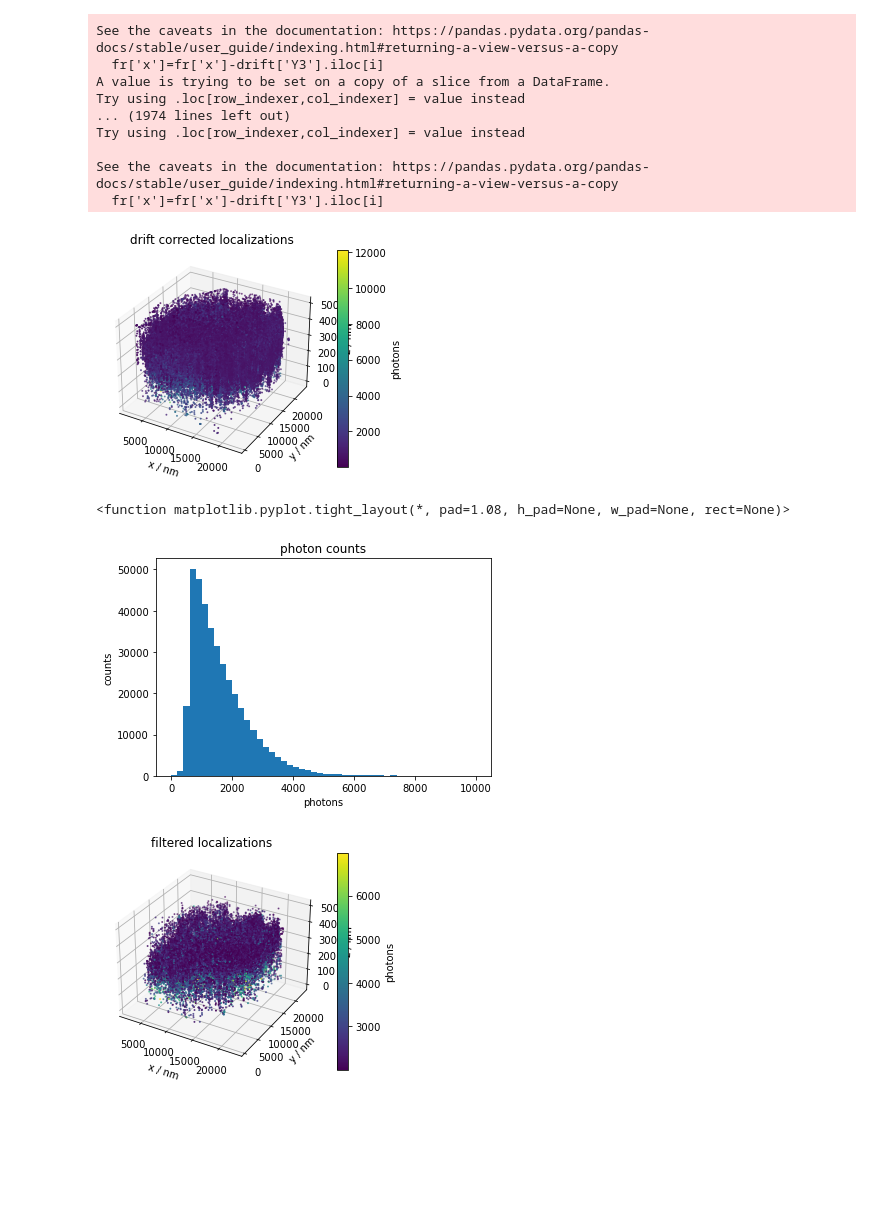
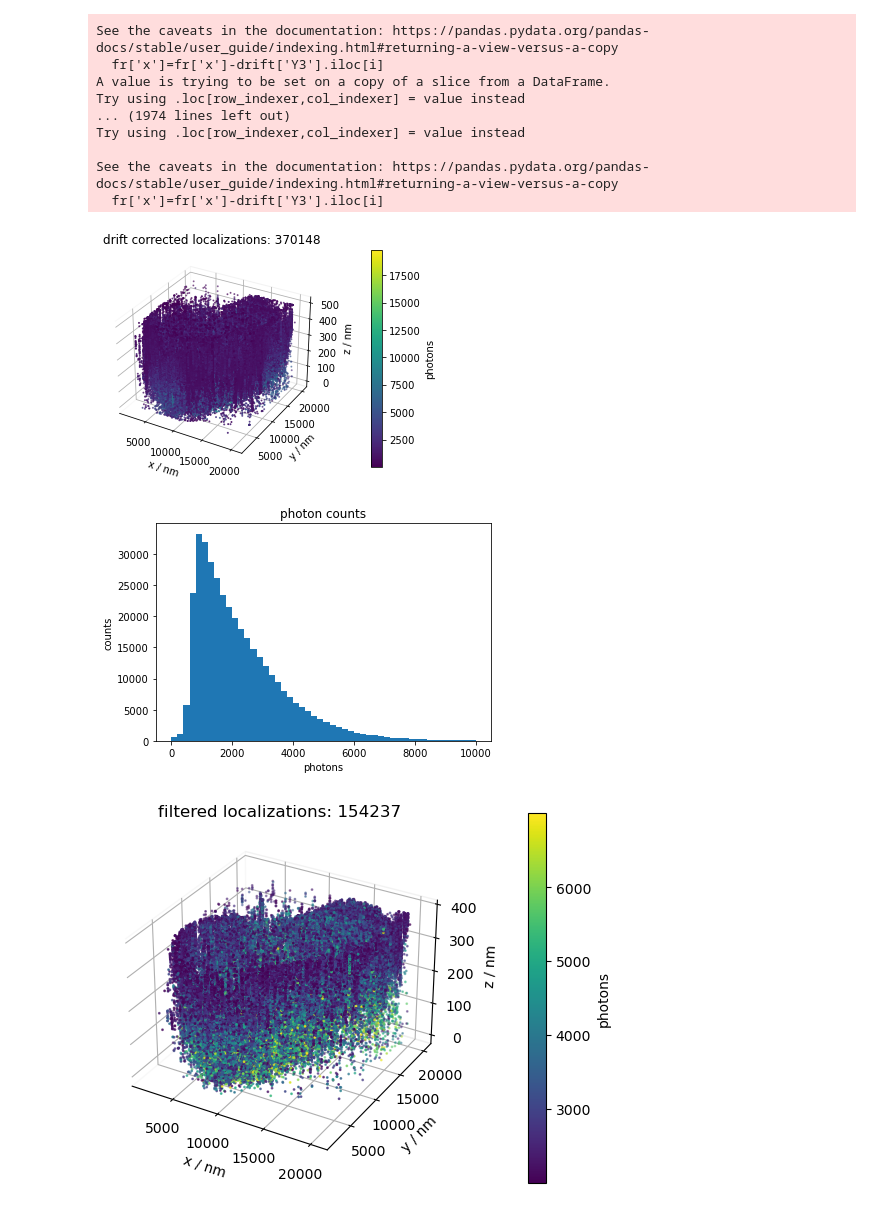
Before and after one commit to imrahilias/biophysics, a Jupyter notebook: npc_clustering.ipynb, the cells around one changed output. Drawn from its saved outputs; the diff is of its cells as text; code cells hidden in the pictures; blank space fills up the shorter version.

```diff
--- a/npc_clustering.ipynb
+++ b/npc_clustering.ipynb
@@ -10,6 +10,10 @@ from sklearn.cluster import DBSCAN
 from sklearn import metrics
 from sklearn.datasets import make_blobs
 from sklearn.preprocessing import StandardScaler
+
+## settings
+#plt.style.use('dark_background')
+plt.style.use('default')
 # %%
 #@markdown ##import colab
 from google.colab import drive
@@ -26,15 +31,17 @@ Mounted at /gdrive
 #%matplotlib ipympl
 #%matplotlib widget
 #%matplotlib interactive
-#%matplotlib inline
+%matplotlib inline
 import trackpy
 #import sdt
 #from sdt import io, chromatic, multicolor, brightness
 
 ## local
-data = pd.read_csv( 'data/210422_npc/cell2_tr800_def500.csv',
-                   header = None, names=["x", "y", "z", "n", "bg","fit","id","frame"])
-drift = pd.read_csv('data/210422_npc/cell2_driftValues.csv')
+wd = 'data/210422_npc_red_defocus/'
+data = pd.read_csv( wd + 'cell1_tr1000_def500.csv',
+                   header = None,
+                   names=["x", "y", "z", "n", "bg","fit","id","frame"] )
+drift = pd.read_csv( wd + 'day2_cell1_driftValues.csv')
 # %%
 #@markdown ## plot raw data
 #@markdown > import **colab** or **jupyter** first.
@@ -78,10 +89,12 @@ drift
 #@markdown ## apply drift correction
 
 for i in range(len(drift)-1):
-    fr=data[(data['frame']>=drift['X2'].iloc[i]) & (data['frame']<drift['X2'].iloc[i+1])]
+    fr=data[(data['frame']>=drift['X2'].iloc[i]) &
+            (data['frame']<drift['X2'].iloc[i+1])]
     fr['y']=fr['y']-drift['Y2'].iloc[i]
     fr['x']=fr['x']-drift['Y3'].iloc[i]
-    data[(data['frame']>=drift['X2'].iloc[i]) & (data['frame']<drift['X2'].iloc[i+1])]=fr
+    data[(data['frame']>=drift['X2'].iloc[i]) &
+         (data['frame']<drift['X2'].iloc[i+1])]=fr
 # %% [output]
 A value is trying to be set on a copy of a slice from a DataFrame.
 Try using .loc[row_indexer,col_indexer] = value instead
@@ -103,19 +116,23 @@ See the caveats in the documentation: https://pandas.pydata.org/pandas-docs/stab
 # %%
 #@markdown ## plot drift corrected data
 
 fig=plt.figure()
 ax = fig.add_subplot( projection = '3d' )
 f=ax.scatter( data['x'], data['y'], data['z'], s=1 ,c=data['n'] )
 ax.set_xlabel('x / nm')
 ax.set_ylabel('y / nm')
 ax.set_zlabel('z / nm')
-plt.title('drift corrected localizations')
-cbar=plt.colorbar( f, label = 'photons' )
+plt.title( 'drift corrected localizations: ' + str( len( data ) ) )
+cbar=plt.colorbar( f, label = 'photons', pad=0.15 )
+ax.w_xaxis.pane.fill = False
+ax.w_yaxis.pane.fill = False
+ax.w_zaxis.pane.fill = False
+plt.savefig( wd + "2_drift.png", dpi=300, facecolor='w', edgecolor='w', bbox_inches='tight', pad_inches=0.1, orientation='portrait' )
 # %% [output]
-[figure, old version]
+[figure, new version]
 # %%
-#@markdown ## histogram
-#@markdown > set `max_photons` accordingly (default 10000).
+#@markdown ## Check: photon counts
+#@markdown > set `max_photons` accordingly (default: 10000).
 max_photons = 10000 #@param {type:"slider", min:0, max:40000, step:1000}
 
 fig = plt.figure()
@@ -124,19 +141,22 @@ plt.title('photon counts')
 plt.xlabel('photons')
 plt.ylabel('counts')
 plt.tight_layout
+ax.w_xaxis.pane.fill = False
+ax.w_yaxis.pane.fill = False
+ax.w_zaxis.pane.fill = False
+plt.savefig( wd + "3_photons.png", dpi=300, facecolor='w', edgecolor='w', bbox_inches='tight', pad_inches=0.1, orientation='portrait' )
 # %% [output]
-<function matplotlib.pyplot.tight_layout(*, pad=1.08, h_pad=None, w_pad=None, rect=None)>
-[figure, old version]
+[figure, new version]
 # %%
 #@markdown ## filter
-#@markdown > set `min_photons` and `max_photons` accordingly (default 2000 < photons < 7000).\
-#@markdown > set `min_z` and `max_z` accordingly (default 0 < z < 499).\
-#@markdown > set `min_fit` accordingly (default 6e6).
+#@markdown > set `min_photons` and `max_photons` accordingly (default: 2000 < photons < 7000).\
+#@markdown > set `min_z` and `max_z` accordingly (default: 0 < z < 499).\
+#@markdown > set `min_fit` accordingly (default: 6e6).
 min_photons = 2000 #@param {type:"slider", min:0, max:40000, step:1000}
 max_photons = 7000 #@param {type:"slider", min:0, max:40000, step:1000}
 min_z = 0 #@param {type:"slider", min:0, max:500, step:1}
-max_z = 499 #@param {type:"slider", min:0, max:500, step:1}
-min_fit = 6e6 #@param {type:"slider", min:0, max:1e7, step:1000}
+max_z = 384 #@param {type:"slider", min:0, max:500, step:1}
+min_fit = 7192000 #@param {type:"slider", min:0, max:1e7, step:1000}
 
 fdata = data[ ( data['n'] > min_photons ) &
              ( data['n'] < max_photons ) &
@@ -150,9 +170,13 @@ ff = ax.scatter( fdata['x'], fdata['y'], fdata['z'], s=1 ,c=fdata['n'] )
 ax.set_xlabel('x / nm')
 ax.set_ylabel('y / nm')
 ax.set_zlabel('z / nm')
-plt.title('filtered localizations' )
-cbar = plt.colorbar( ff, label = 'photons' )
+plt.title( 'filtered localizations: ' + str( len( fdata ) ) )
+cbar = plt.colorbar( ff, label = 'photons', pad=0.15 )
+ax.w_xaxis.pane.fill = False
+ax.w_yaxis.pane.fill = False
+ax.w_zaxis.pane.fill = False
+plt.savefig( wd + "4_filter.png", dpi=300, facecolor='w', edgecolor='w', bbox_inches='tight', pad_inches=0.1, orientation='portrait' ) # colorbar: pad=0.15
 # %% [output]
-[figure, old version]
+[figure, new version]
 # %%
 #@markdown ## track all in x,y
```
Also changed, not shown: parts of 13 cells of this notebook, 13 other files.
